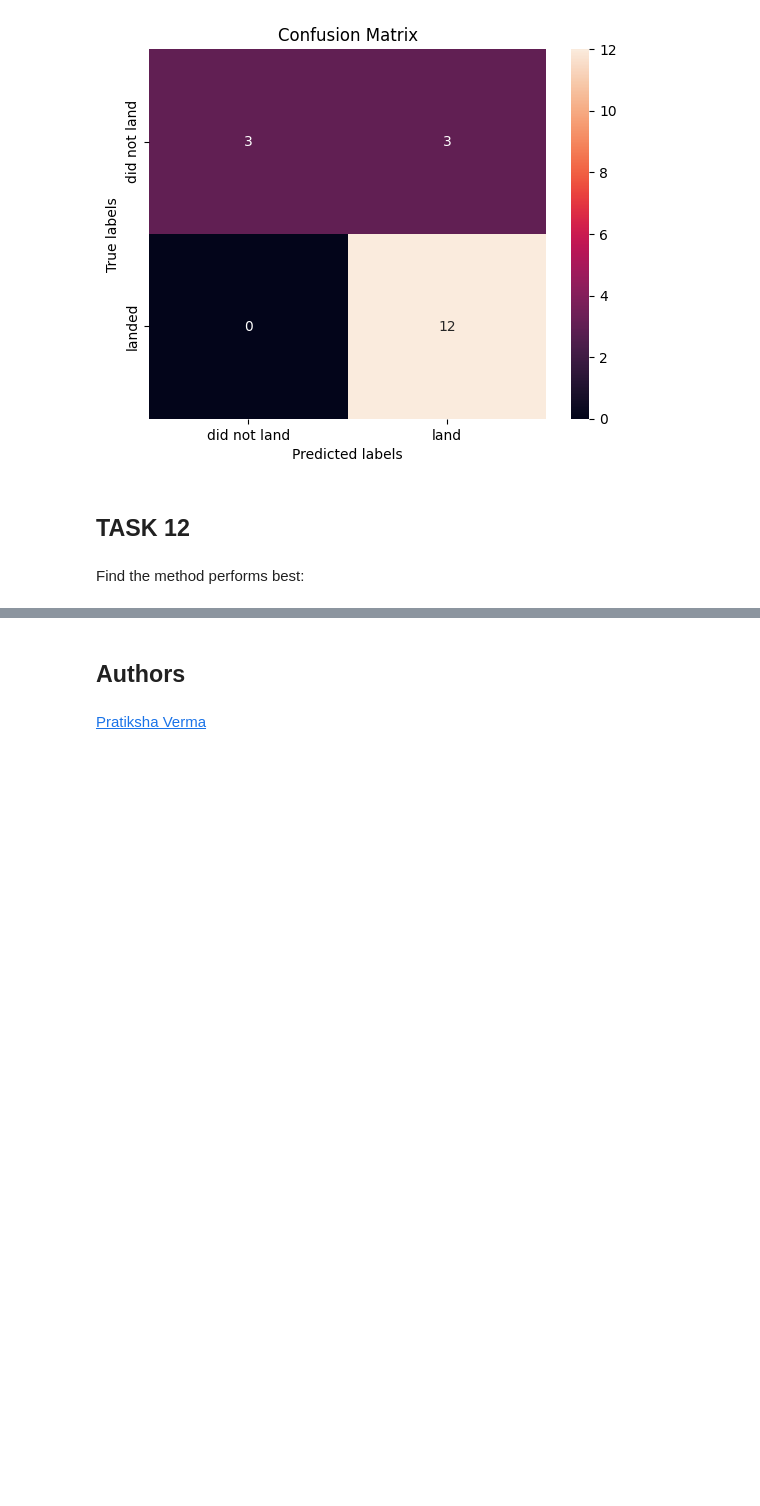
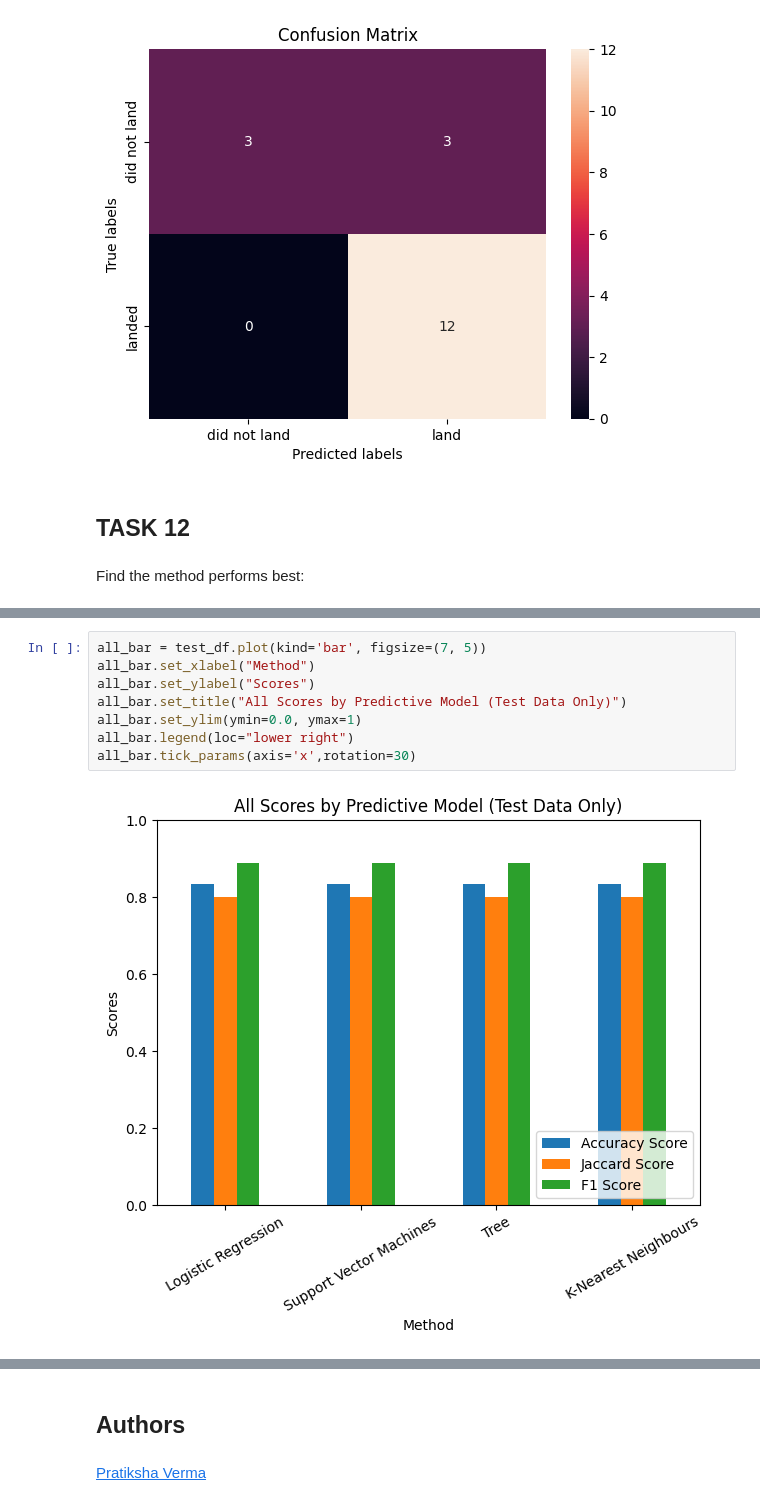
Before and after one commit to anjaliyas/Applied-Data-Science-Capstone, a Jupyter notebook: jupyter-labs-spacex-machine-learning-prediction.ipynb, the cells around one changed output, grey strips where cells are left out. Drawn from its saved outputs; the diff is of its cells as text; blank space fills up the shorter version.

```diff
--- a/jupyter-labs-spacex-machine-learning-prediction.ipynb
+++ b/jupyter-labs-spacex-machine-learning-prediction.ipynb
@@ -341,0 +437,10 @@ Logistic Regression, SVM and K-Nearest Neighbours work best
+# %%
+all_bar = test_df.plot(kind='bar', figsize=(7, 5))
+all_bar.set_xlabel("Method")
+all_bar.set_ylabel("Scores")
+all_bar.set_title("All Scores by Predictive Model (Test Data Only)")
+all_bar.set_ylim(ymin=0.0, ymax=1)
+all_bar.legend(loc="lower right")
+all_bar.tick_params(axis='x',rotation=30)
+# %% [output]
+[figure, added]
```
Also changed, not shown: parts of 26 cells of this notebook.
